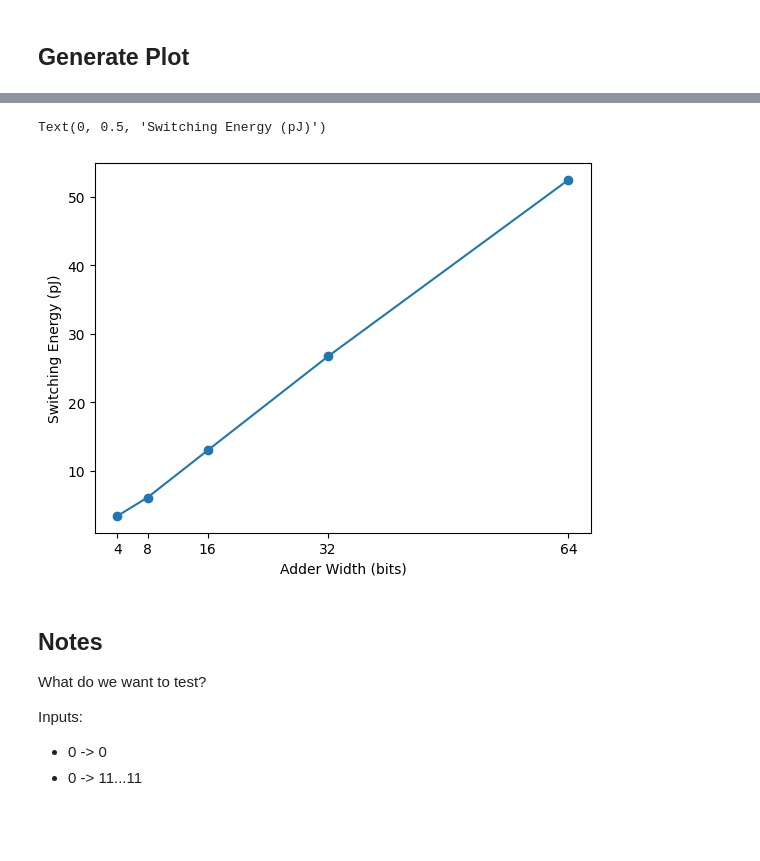
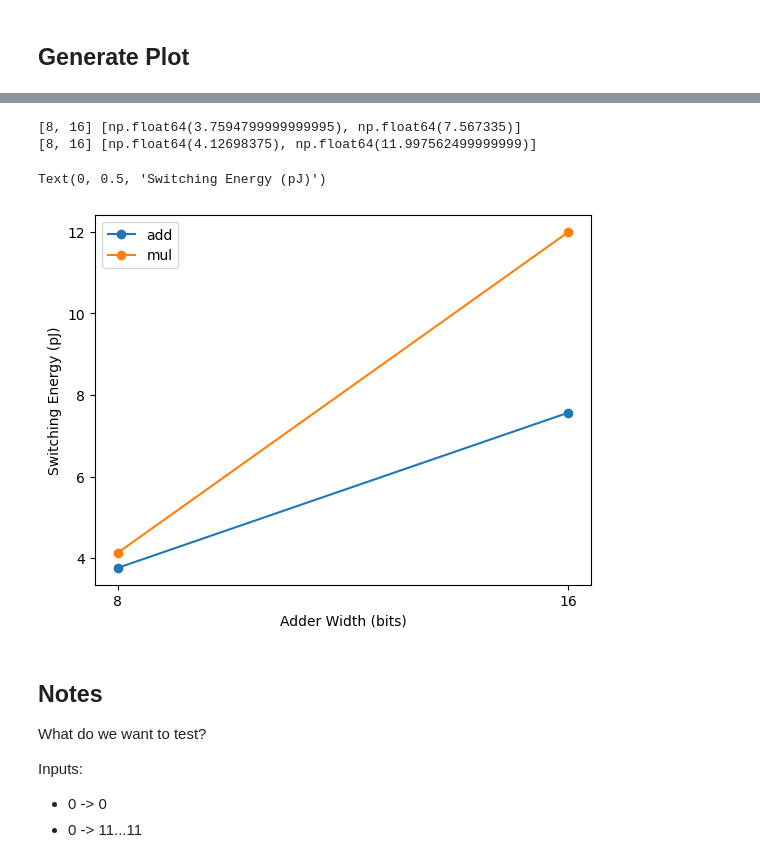
Before and after one commit to nayiri-k/hammer-energy-char, a Jupyter notebook: experiments/add.ipynb, the cells around one changed output, grey strips where cells are left out. Drawn from its saved outputs; the diff is of its cells as text; code cells hidden in the pictures; blank space fills up the shorter version.

```diff
--- a/experiments/add.ipynb
+++ b/experiments/add.ipynb
@@ -34,9 +34,11 @@ for pdk in PDKs:
     clock_periods[pdk] = (10 if pdk == "sky130" else 2)
     test_paths[pdk] = energy_char_dpath/f'experiments/tests-{pdk}'
 
+operations = ['add', 'mul']
+op_to_inst = {'add':'adder0', 'mul':'multiplier0'}
 num_inputs = 50
 widths = [4, 8, 16, 32, 64]
-activity_factors = [0.1, 0.5, 0.9] #[i/10 for i in range(1, 10)]
+activity_factors = [0.1, 0.5, 0.9]
 
 width_to_max = {}
 for i in widths:
@@ -158,5 +182,3 @@ Combine all test dicts
-# %%
-tests_dict = add_tests
 # %% [markdown]
 ### Input files
 # %%
@@ -328,19 +368,21 @@ def get_duration(fpath) -> float:
 time = []
 output_af = []
 power = list([])
-for w in widths:
-    results_for_plots[f"add{w}"] = [[], []]
 
 for t in tests_dict:
     fpath = tests_dict[t]['root']/'power.hier.power.rpt'
     cur_power = parse_hier_power_rpt(fpath,tests_dict[t]['inst'])
     power.append(cur_power)
     fpath = tests_dict[t]['root']/'power.profile.png.data'
-    design_name, cur_factor = "", 0
+    cur_op, design_name, cur_factor = "", "", 0
 
-    for w in widths:
-        if f"add{w}" in str(tests_dict[t]['root']):
-            design_name = f"add{w}"
+    '''
+    for operation in operations:
+        for w in widths:
+            if f"{operation}{w}" in str(tests_dict[t]['root']):
+                design_name = f"{operation}{w}"
+                cur_op = operation
+    '''
 #    print(design_name)
 
     cur_factor = float("nan")
@@ -417,16 +459,32 @@ plt.ylim(bottom=0)
 # %%
 ykey = "Switching Energy (pJ)"
 
 data = energy[energy['output_af'] == 0.5]
-widths = [int(val.replace('add','')) for val in data['design']]
-energies = data[ykey].values
-plt.plot(widths,energies,'o-')
-plt.xticks(widths)
+for operation in operations:
+    widths, skip = [], []
+    ind = 0
+    for val in data['design']:
+        if operation in val:
+            widths.append(int(val.replace(operation,'')))
+        else:
+            skip.append(ind)
+        ind += 1
+    energies = data[ykey].values
+    valid_energies = []
+    for i in range(len(energies)):
+        if i not in skip:
+            valid_energies.append(energies[i])
+    print(widths, valid_energies)
+    plt.plot(widths,valid_energies,'o-', label=operation)
+    plt.xticks(widths)
+plt.legend()
 plt.xlabel("Adder Width (bits)")
 plt.ylabel(ykey)
 # %% [output]
-Text(0, 0.5, 'Switching Energy (pJ)')
+[8, 16] [np.float64(3.7594799999999995), np.float64(7.567335)]
+[8, 16] [np.float64(4.12698375), np.float64(11.997562499999999)]
+Text(0, 0.5, 'Switching Energy (pJ)')
-[figure, old version]
+[figure, new version]
 # %% [markdown]
 ## Notes
 What do we want to test?
```
Also changed, not shown: parts of 10 cells of this notebook.
